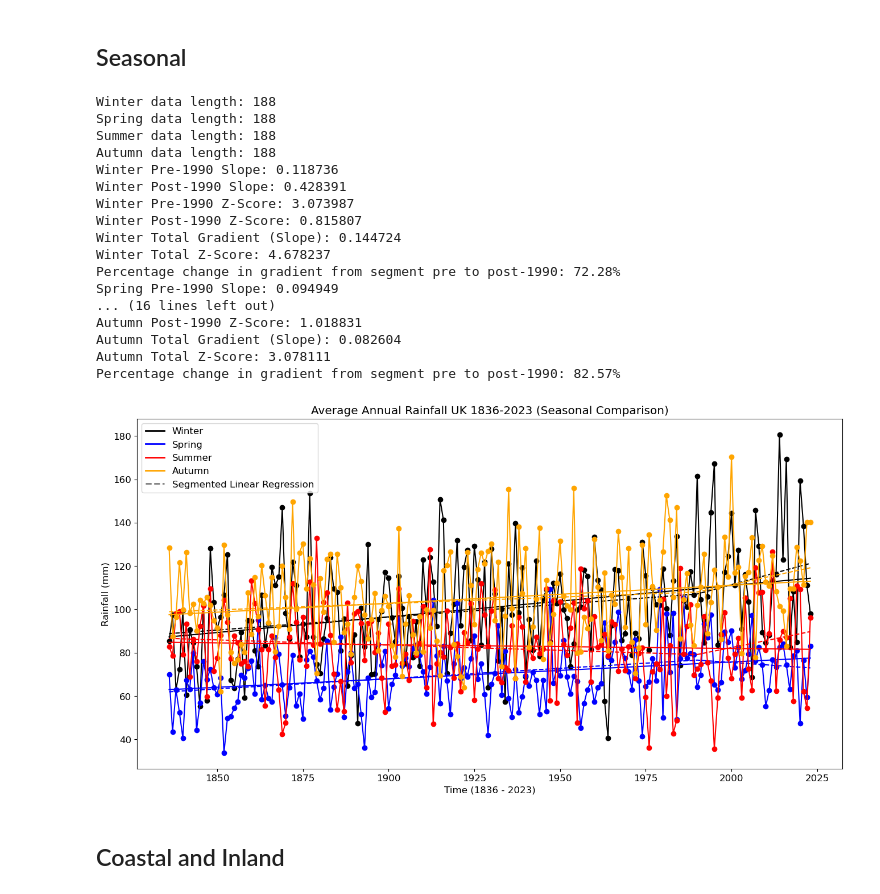
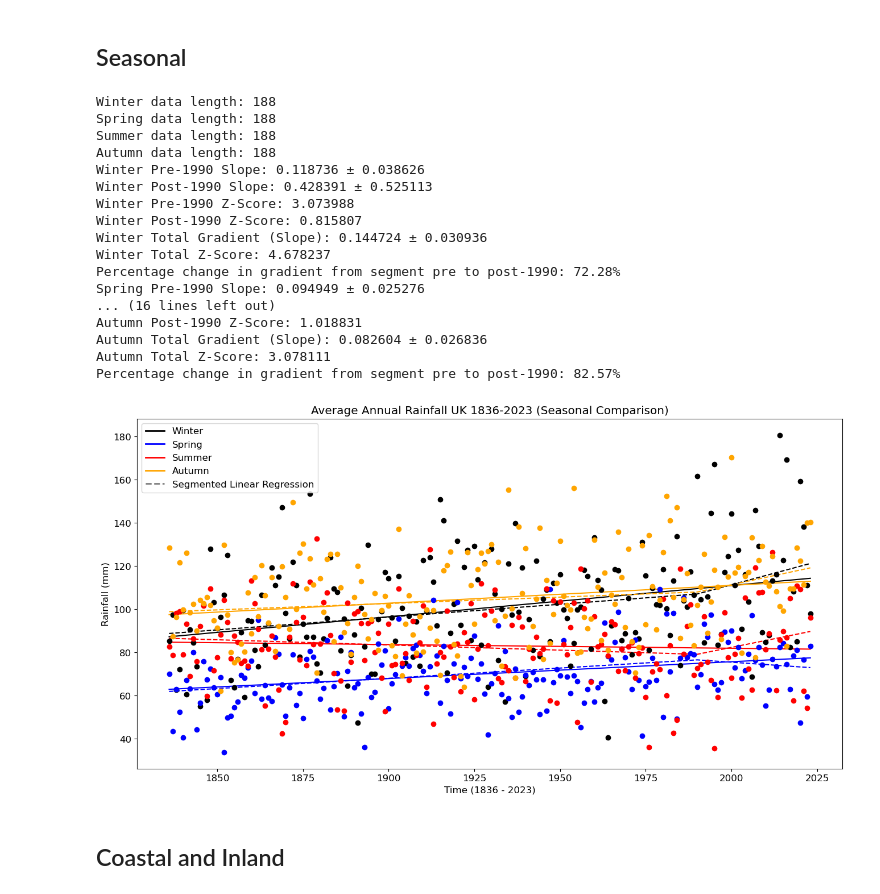
Before and after one commit to mazx7/MSc, a Jupyter notebook: HadUK Time Series Analysis.ipynb, the cells around one changed output. Drawn from its saved outputs; the diff is of its cells as text; code cells hidden in the pictures.

```diff
--- a/HadUK Time Series Analysis.ipynb
+++ b/HadUK Time Series Analysis.ipynb
@@ -607,48 +722,48 @@ post_1990_indices = time >= 1990
 
 plt.figure(figsize=(16, 8))
 
-plot_with_regression(time, rain_mean_winter, 'black', 'Winter') #linear fit for winter rainfall
+plot_with_regression(time, rain_mean_winter, 0.264, 'black', 'Winter') #linear fit for winter rainfall
 
-plot_with_regression(time, rain_mean_spring, 'blue', 'Spring') #linear fit for spring rainfall
+plot_with_regression(time, rain_mean_spring, 0.264, 'blue', 'Spring') #linear fit for spring rainfall
 
-plot_with_regression(time, rain_mean_summer, 'red', 'Summer') #linear fit for summer rainfall
+plot_with_regression(time, rain_mean_summer, 0.264, 'red', 'Summer') #linear fit for summer rainfall
 
-plot_with_regression(time, rain_mean_autumn, 'orange', 'Autumn') #linear fit for autumn rainfall
+plot_with_regression(time, rain_mean_autumn, 0.264, 'orange', 'Autumn') #linear fit for autumn rainfall
 
 plt.xlabel('Time (1836 - 2023)')
 plt.ylabel('Rainfall (mm)')
 plt.title('Average Annual Rainfall UK 1836-2023 (Seasonal Comparison)')
 plt.rcParams.update({'font.size': 12})
 
 legend_elements = [
     Line2D([0], [0], color='black', lw=2, label='Winter'),
     Line2D([0], [0], color='blue', lw=2, label='Spring'),
     Line2D([0], [0], color='red', lw=2, label='Summer'),
     Line2D([0], [0], color='orange', lw=2, label='Autumn'),
 
     Line2D([0], [0], color='gray', linestyle='--', lw=2, label='Segmented Linear Regression'),
 ]
 plt.legend(handles=legend_elements)
 plt.show()
 # %% [output]
 Winter data length: 188
 Spring data length: 188
 Summer data length: 188
 Autumn data length: 188
-Winter Pre-1990 Slope: 0.118736
-Winter Post-1990 Slope: 0.428391
-Winter Pre-1990 Z-Score: 3.073987
+Winter Pre-1990 Slope: 0.118736 ± 0.038626
+Winter Post-1990 Slope: 0.428391 ± 0.525113
+Winter Pre-1990 Z-Score: 3.073988
 Winter Post-1990 Z-Score: 0.815807
-Winter Total Gradient (Slope): 0.144724
+Winter Total Gradient (Slope): 0.144724 ± 0.030936
 Winter Total Z-Score: 4.678237
 Percentage change in gradient from segment pre to post-1990: 72.28%
-Spring Pre-1990 Slope: 0.094949
+Spring Pre-1990 Slope: 0.094949 ± 0.025276
 ... (16 lines left out)
 Autumn Post-1990 Z-Score: 1.018831
-Autumn Total Gradient (Slope): 0.082604
+Autumn Total Gradient (Slope): 0.082604 ± 0.026836
 Autumn Total Z-Score: 3.078111
 Percentage change in gradient from segment pre to post-1990: 82.57%
-[figure, old version]
+[figure, new version]
 # %% [markdown]
 ## Coastal and Inland
 # %% [markdown]
```
Also changed, not shown: parts of 11 cells of this notebook.
